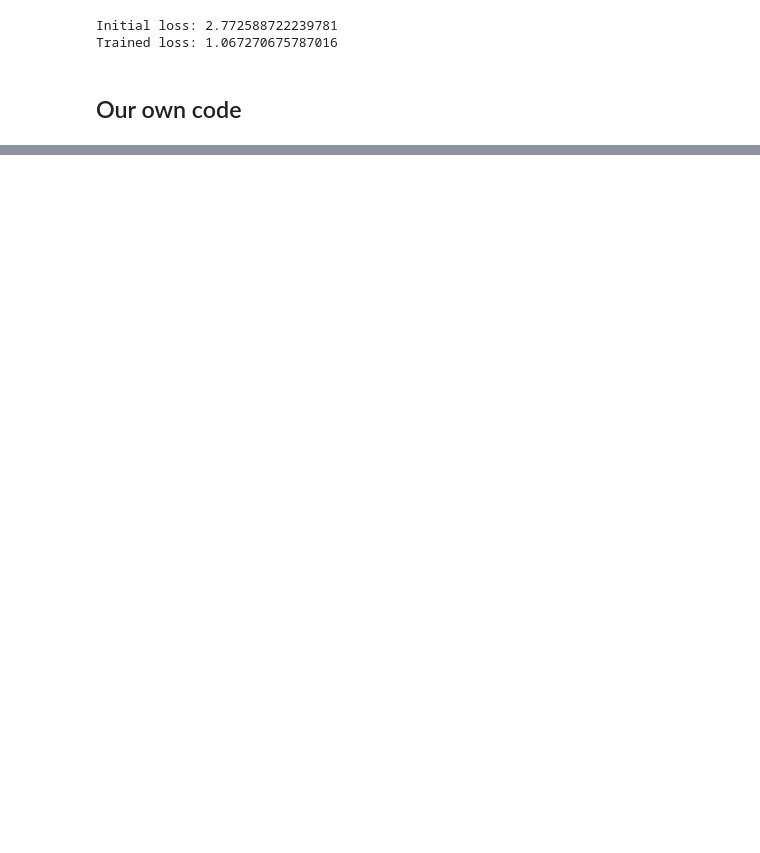
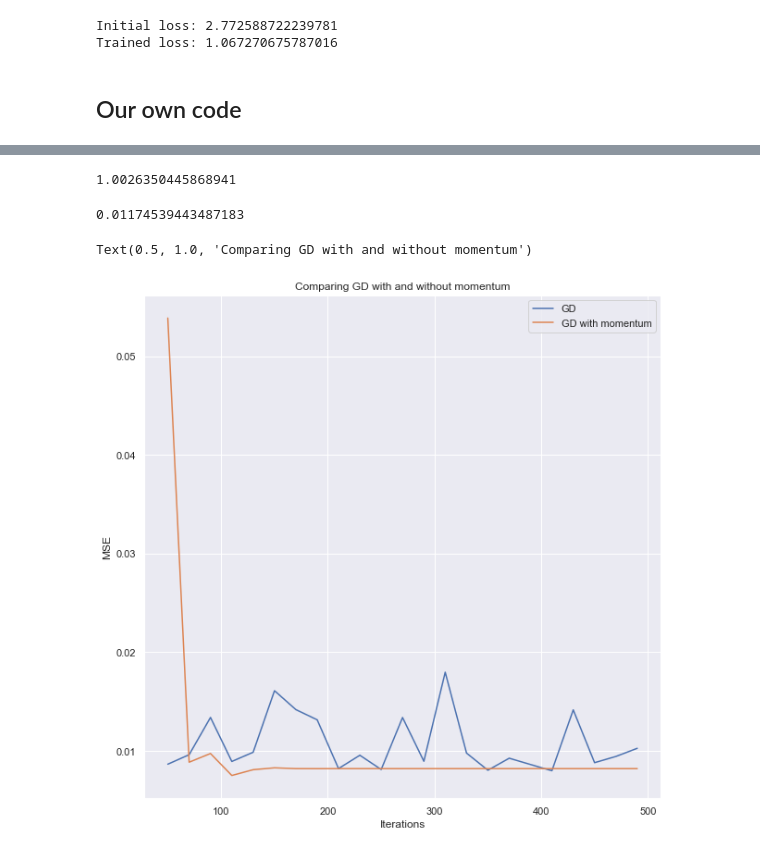
Before and after one commit to matteodales/-FYS-STK4155_Applied_Data_Analysis_and_Machine_Learning, a Jupyter notebook: project2/project2_notebook.ipynb, the cells around one changed output, grey strips where cells are left out. Drawn from its saved outputs; the diff is of its cells as text; code cells hidden in the pictures; blank space fills up the shorter version.

```diff
--- a/project2/project2_notebook.ipynb
+++ b/project2/project2_notebook.ipynb
@@ -1271,0 +1039,17 @@ class NeuralNetwork_multi:
+# %%
+l1 = Layer(50, sigmoid, sigmoid_gradient)
+l2 = Layer(1, linear, linear_gradient)
+nn = NeuralNetwork(3)
+nn.add_layer(l1)
+nn.add_layer(l2)
+nn.train(X, y, learning_rate=0.005, regularization=0.1, its=100)
+mse(nn.feed_forward_out(X),y)
+# %% [output]
+1.0026350445868941
+# %%
+dnn = MLPRegressor(hidden_layer_sizes=(50,),learning_rate_init=0.2)
+dnn.fit(X,y)
+test_predict = dnn.predict(X)
+mse(test_predict,y)
+# %% [output]
+0.01174539443487183
@@ -1271,0 +1066,24 @@ class NeuralNetwork_multi:
+# %%
+n_its_list = np.arange(50,510,20)
+eta=0.015
+
+MSE1_list = []
+MSE2_list = []
+
+for n_its in n_its_list:
+    betas1 = gradient_descent(Xtrain, ytrain, eta, n_its)
+    betas2 = gradient_descent_with_momentum(Xtrain,ytrain,eta,delta=0.9,n_its=n_its)
+    MSE1_list.append(mse(ytest,Xtest @ betas1))
+    MSE2_list.append(mse(ytest,Xtest @ betas2))
+
+fig = plt.figure(figsize = (10,10))
+plt.plot(n_its_list,MSE1_list,label="GD")
+plt.plot(n_its_list,MSE2_list,label="GD with momentum")
+plt.xlabel("Iterations")
+plt.ylabel("MSE")
+plt.legend()
+plt.title("Comparing GD with and without momentum")
+#plt.savefig("Comparing GD with and without momentum.png")
+# %% [output]
+Text(0.5, 1.0, 'Comparing GD with and without momentum')
+[figure, added]
```
Also changed, not shown: parts of 41 cells of this notebook.
